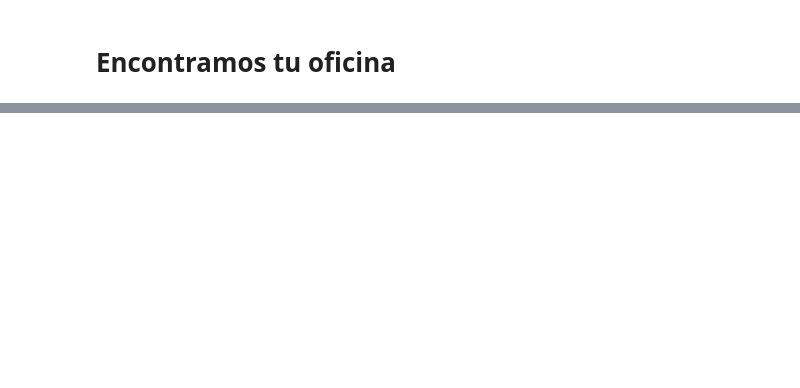
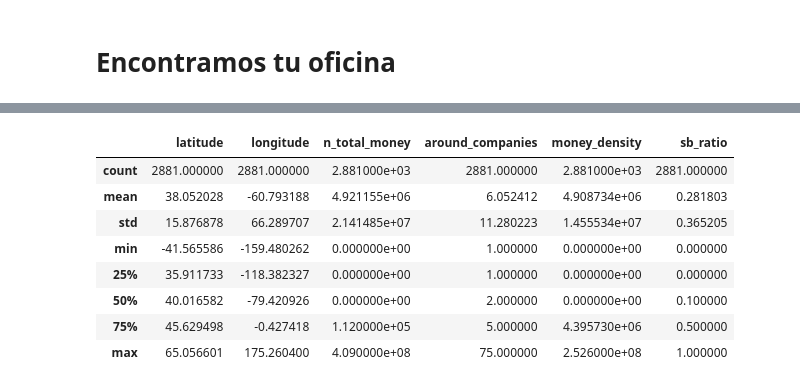
Before and after one commit to YonatanRA/rebootcamp, a Jupyter notebook: notebooks/w1_d2 - Ejercicio BI 2 (office finder).ipynb, the cells around one changed output, grey strips where cells are left out. Saved outputs shown, nothing was run; the diff lists cells and outputs as text; code cells hidden in the pictures; blank space fills up the shorter version.

```diff
--- a/notebooks/w1_d2 - Ejercicio BI 2 (office finder).ipynb
+++ b/notebooks/w1_d2 - Ejercicio BI 2 (office finder).ipynb
@@ -324,0 +84,14 @@ len(list(query))
+# %%
+def classifying(date, employees):
+
+    company_class=[]
+
+    for i in range(len(date)):
+
+        if date[i]>=2008 and employees[i]<100:
+            company_class.append('StartUp')
+
+        else:
+            company_class.append('Big')
+
+    return company_class
@@ -324,0 +106,6 @@ len(list(query))
+# %%
+df['n_total_money']=exchange(df.total_money_raised)
+
+df['company_class']=classifying(df.founded_year, df.number_of_employees)
+
+df.head()
@@ -324,0 +213,4 @@ len(list(query))
+# %%
+df=geoquery(df)
+
+df.head()
@@ -324,0 +224,12 @@ len(list(query))
+# %%
+df.describe()
+# %% [output]
+|  | latitude | longitude | n_total_money | around_companies | money_density | sb_ratio |
+| count | 2881.000000 | 2881.000000 | 2.881000e+03 | 2881.000000 | 2.881000e+03 | 2881.000000 |
+| mean | 38.052028 | -60.793188 | 4.921155e+06 | 6.052412 | 4.908734e+06 | 0.281803 |
+| std | 15.876878 | 66.289707 | 2.141485e+07 | 11.280223 | 1.455534e+07 | 0.365205 |
+| min | -41.565586 | -159.480262 | 0.000000e+00 | 1.000000 | 0.000000e+00 | 0.000000 |
+| 25% | 35.911733 | -118.382327 | 0.000000e+00 | 1.000000 | 0.000000e+00 | 0.000000 |
+| 50% | 40.016582 | -79.420926 | 0.000000e+00 | 2.000000 | 0.000000e+00 | 0.100000 |
+| 75% | 45.629498 | -0.427418 | 1.120000e+05 | 5.000000 | 4.395730e+06 | 0.500000 |
+| max | 65.056601 | 175.260400 | 4.090000e+08 | 75.000000 | 2.526000e+08 | 1.000000 |
```
Also changed, not shown: parts of 67 cells of this notebook, 2 other files.
